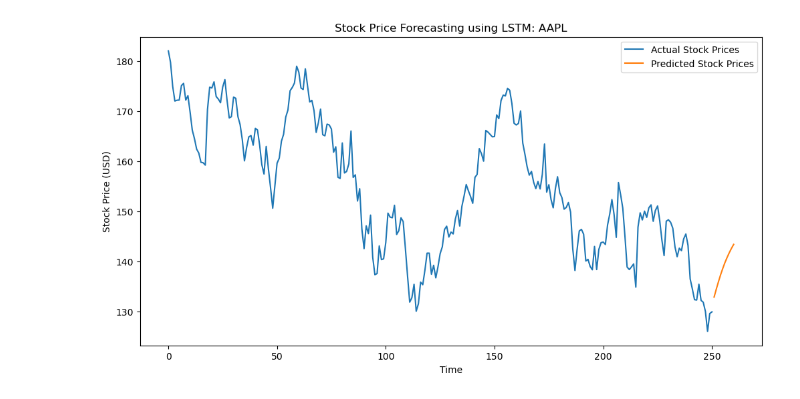
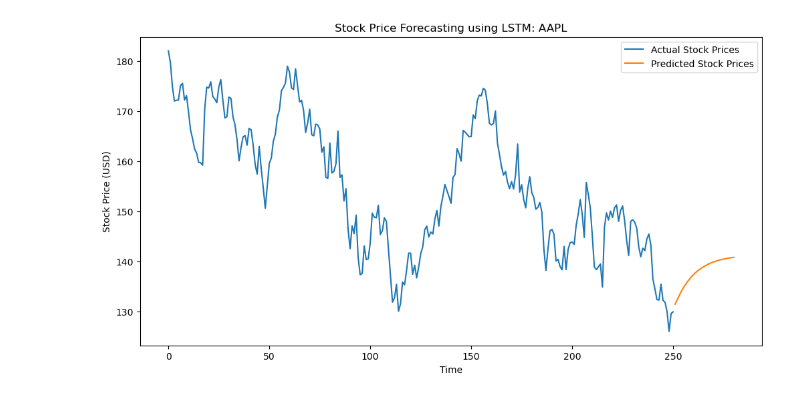
Before and after one commit to AbdullahKhurram30/RNNsandLSTMs, a Jupyter notebook: LSTM-stock.ipynb, the cells around one changed output. Cells and saved outputs as stored; diff of their text form; code cells hidden in the pictures.

Commit message:
updated implementation of stock predictions

```diff
--- a/LSTM-stock.ipynb
+++ b/LSTM-stock.ipynb
@@ -43,7 +43,7 @@ model_stock_prices.compile(optimizer='adam', loss='mean_squared_error')
 history_stock_prices = model_stock_prices.fit(X, y, epochs=20, batch_size=2, validation_split=0.1, verbose=1)
 
 # Predict future stock prices
-future_steps = 10  # Adjust based on the desired prediction horizon
+future_steps = 30  # Adjust based on the desired prediction horizon
 predictions_scaled = []
 
 for i in range(future_steps):
@@ -86 +86 @@ Epoch 6/20
-[figure, old version]
+[figure, new version]
```
Also changed, not shown: parts of 1 cell of this notebook.
